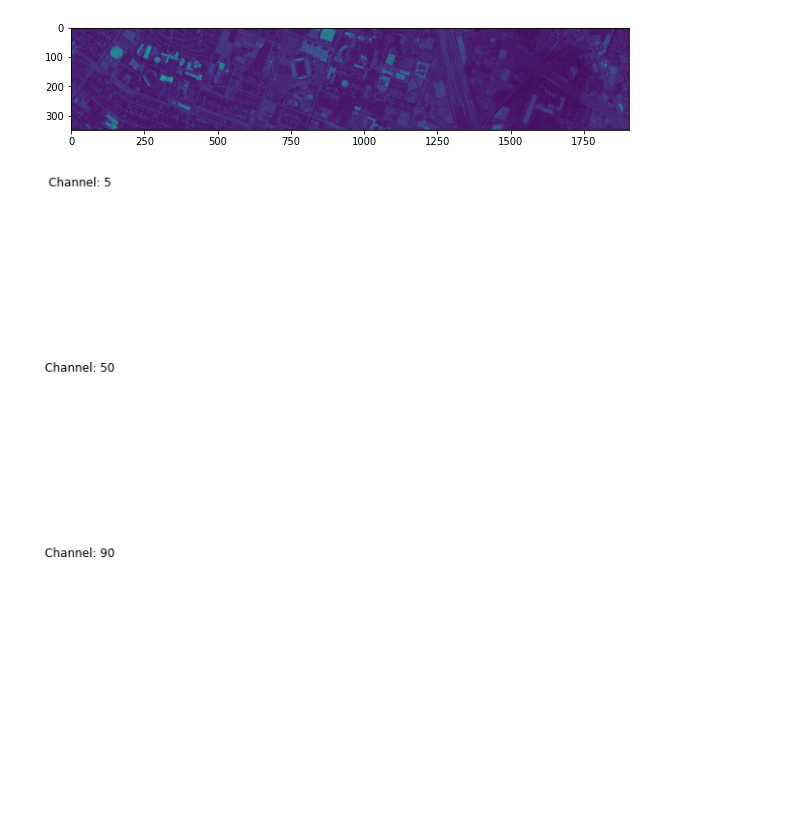
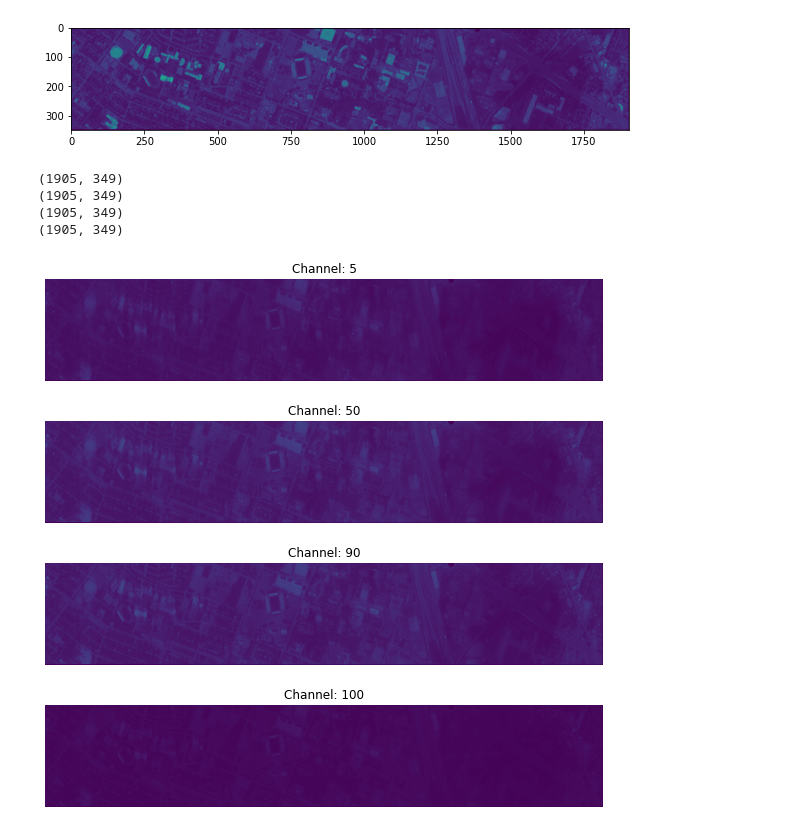
Before and after one commit to AkiaBurnett/HSI_classification, a Jupyter notebook: HSI_class_project.ipynb, the cells around one changed output. Saved outputs shown, nothing was run; the diff lists cells and outputs as text; code cells hidden in the pictures; blank space fills up the shorter version.

```diff
--- a/HSI_class_project.ipynb
+++ b/HSI_class_project.ipynb
@@ -33,13 +34,19 @@ New shape (349, 1905, 144)
 [figure]
 # %%
 #print 3 different channels
-_, fig = plt.subplots(nrows=3, ncols=1, figsize= (10,10))
-for ax, image, channel in zip(fig, hs_cube[:,:,(5,50,90,100)], [5,50,90,100]):
+channels= (5,50,90,100)
+_, fig = plt.subplots(nrows=4, ncols=1, figsize= (10,10))
+for ax, image, channel in zip(fig, hs_cube.T[:,:,:],channels):
+    print(image.shape)
     ax.set_axis_off()
-    ax.imshow(image, cmap=plt.cm.gray_r)
+    ax.imshow(image.T)
     ax.set_title("Channel: %i" % channel)
 # %% [output]
+(1905, 349)
+(1905, 349)
+(1905, 349)
+(1905, 349)
-[figure, old version]
+[figure, new version]
 # %%
 #load train, testing, data and labels
 #train and test data
```
Also changed, not shown: parts of 4 cells of this notebook.
